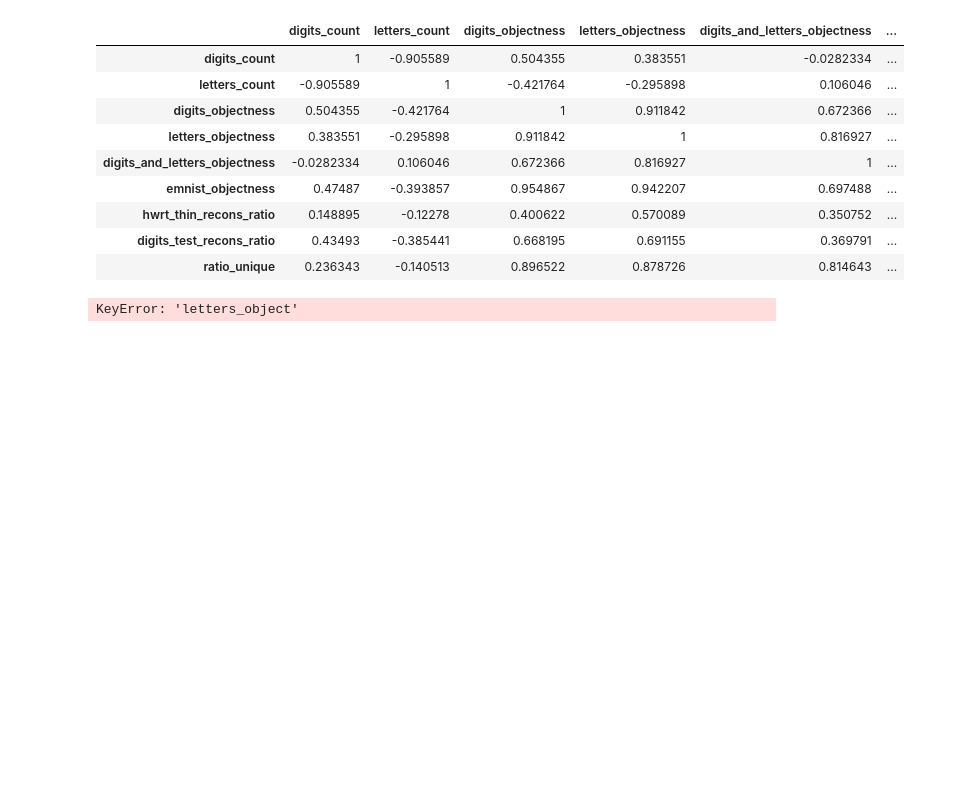
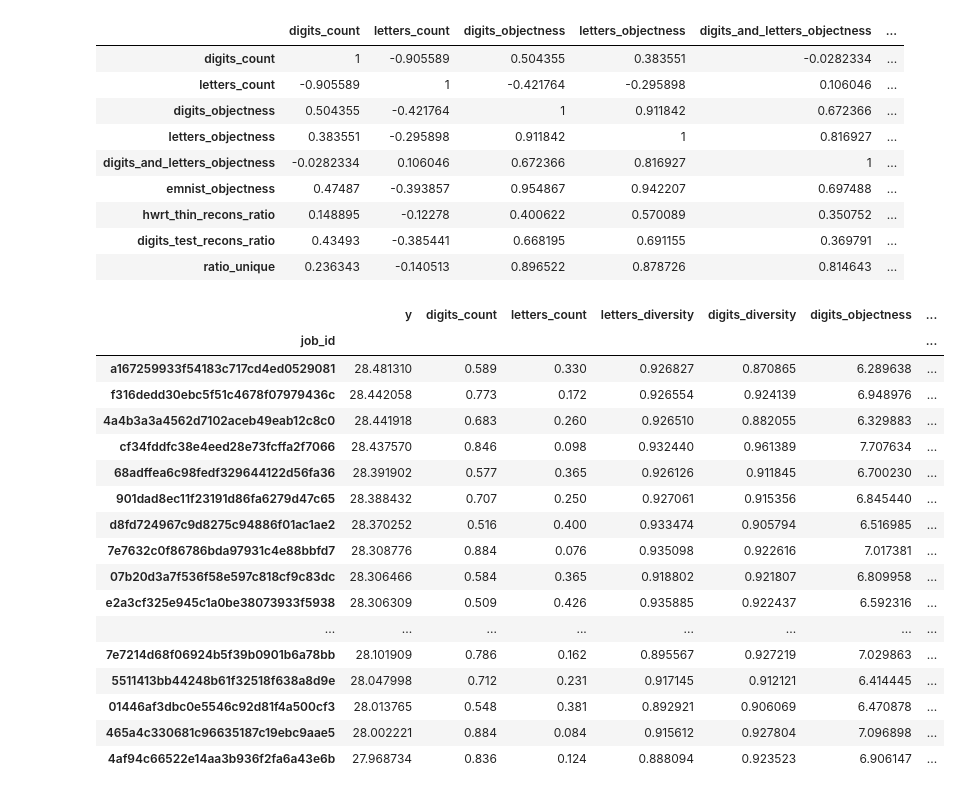
Before and after one commit to mehdidc/out_of_class, a Jupyter notebook: ae/ipynb/analysis.ipynb, the cells around one changed output. Drawn from its saved outputs; the diff is of its cells as text; code cells hidden in the pictures; blank space fills up the shorter version.

```diff
--- a/ae/ipynb/analysis.ipynb
+++ b/ae/ipynb/analysis.ipynb
@@ -260,9 +242,26 @@ d
 | ratio_unique | 0.236343 | -0.140513 | 0.896522 | 0.878726 | 0.814643 | ... |
 # %%
 d = df_full.copy()
-d['y'] = 0.5 * d['letters_count'] + 0.5 * d['letters_diversity'] + d['letters_object']
+d['y'] = d['letters_count'] + 15*d['letters_diversity'] + 16*d['letters_object']
 d = d.sort_values(by='y', ascending=False)
-d[['digits_count', 'letters_count',  'letters_diversity', 'digits_diversity', 'digits_objectness', 'letters_objectness', 'hwrt_objectness', 'sampler']].head()
+d[['y', 'digits_count', 'letters_count',  'letters_diversity', 'digits_diversity', 'digits_objectness', 'letters_objectness', 'hwrt_objectness', 'sampler']].iloc[0:20]
 # %% [output]
-KeyError: 'letters_object'
+|  | y | digits_count | letters_count | letters_diversity | digits_diversity | digits_objectness | ... |
+| job_id |  |  |  |  |  |  | ... |
+| a167259933f54183c717cd4ed0529081 | 28.481310 | 0.589 | 0.330 | 0.926827 | 0.870865 | 6.289638 | ... |
+| f316dedd30ebc5f51c4678f07979436c | 28.442058 | 0.773 | 0.172 | 0.926554 | 0.924139 | 6.948976 | ... |
+| 4a4b3a3a4562d7102aceb49eab12c8c0 | 28.441918 | 0.683 | 0.260 | 0.926510 | 0.882055 | 6.329883 | ... |
+| cf34fddfc38e4eed28e73fcffa2f7066 | 28.437570 | 0.846 | 0.098 | 0.932440 | 0.961389 | 7.707634 | ... |
+| 68adffea6c98fedf329644122d56fa36 | 28.391902 | 0.577 | 0.365 | 0.926126 | 0.911845 | 6.700230 | ... |
+| 901dad8ec11f23191d86fa6279d47c65 | 28.388432 | 0.707 | 0.250 | 0.927061 | 0.915356 | 6.845440 | ... |
+| d8fd724967c9d8275c94886f01ac1ae2 | 28.370252 | 0.516 | 0.400 | 0.933474 | 0.905794 | 6.516985 | ... |
+| 7e7632c0f86786bda97931c4e88bbfd7 | 28.308776 | 0.884 | 0.076 | 0.935098 | 0.922616 | 7.017381 | ... |
+| 07b20d3a7f536f58e597c818cf9c83dc | 28.306466 | 0.584 | 0.365 | 0.918802 | 0.921807 | 6.809958 | ... |
+| e2a3cf325e945c1a0be38073933f5938 | 28.306309 | 0.509 | 0.426 | 0.935885 | 0.922437 | 6.592316 | ... |
+| ... | ... | ... | ... | ... | ... | ... | ... |
+| 7e7214d68f06924b5f39b0901b6a78bb | 28.101909 | 0.786 | 0.162 | 0.895567 | 0.927219 | 7.029863 | ... |
+| 5511413bb44248b61f32518f638a8d9e | 28.047998 | 0.712 | 0.231 | 0.917145 | 0.912121 | 6.414445 | ... |
+| 01446af3dbc0e5546c92d81f4a500cf3 | 28.013765 | 0.548 | 0.381 | 0.892921 | 0.906069 | 6.470878 | ... |
+| 465a4c330681c96635187c19ebc9aae5 | 28.002221 | 0.884 | 0.084 | 0.915612 | 0.927804 | 7.096898 | ... |
+| 4af94c66522e14aa3b936f2fa6a43e6b | 27.968734 | 0.836 | 0.124 | 0.888094 | 0.923523 | 6.906147 | ... |
 # %%
```
Also changed, not shown: parts of 4 cells of this notebook, 1 other file.
